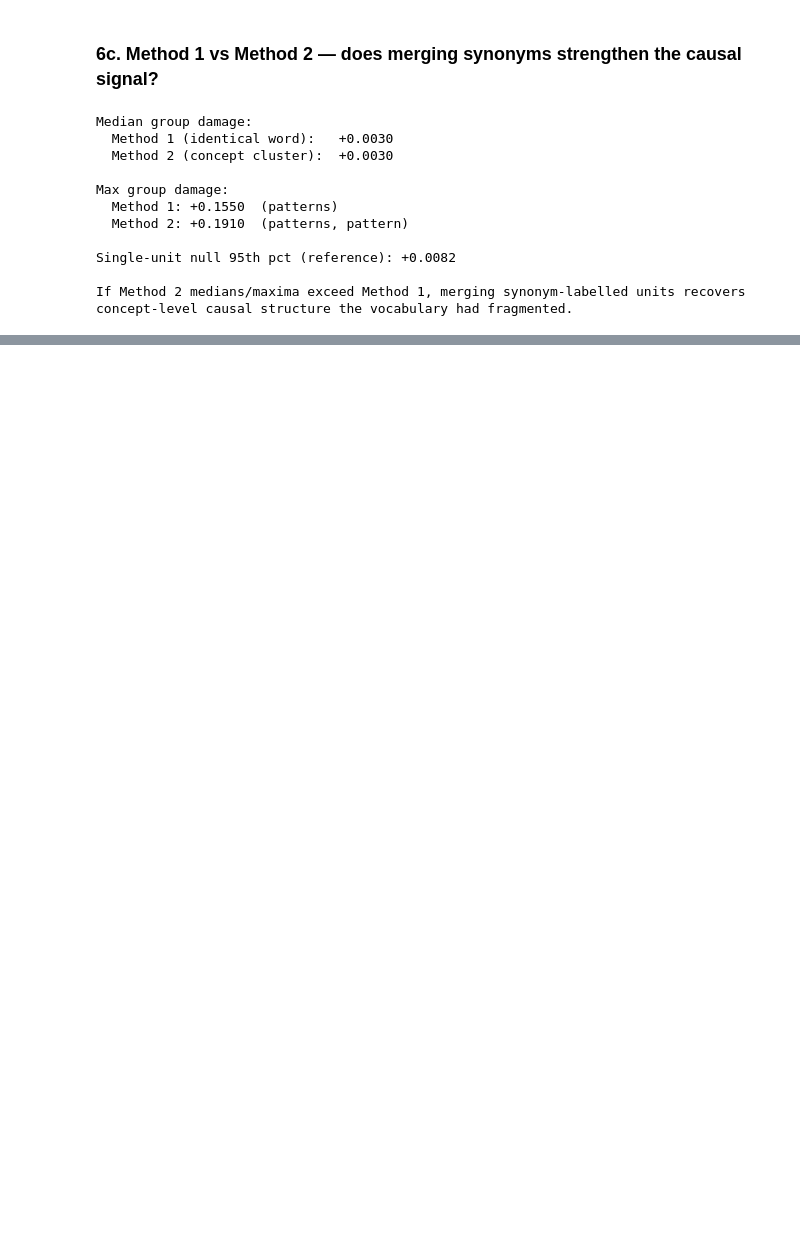
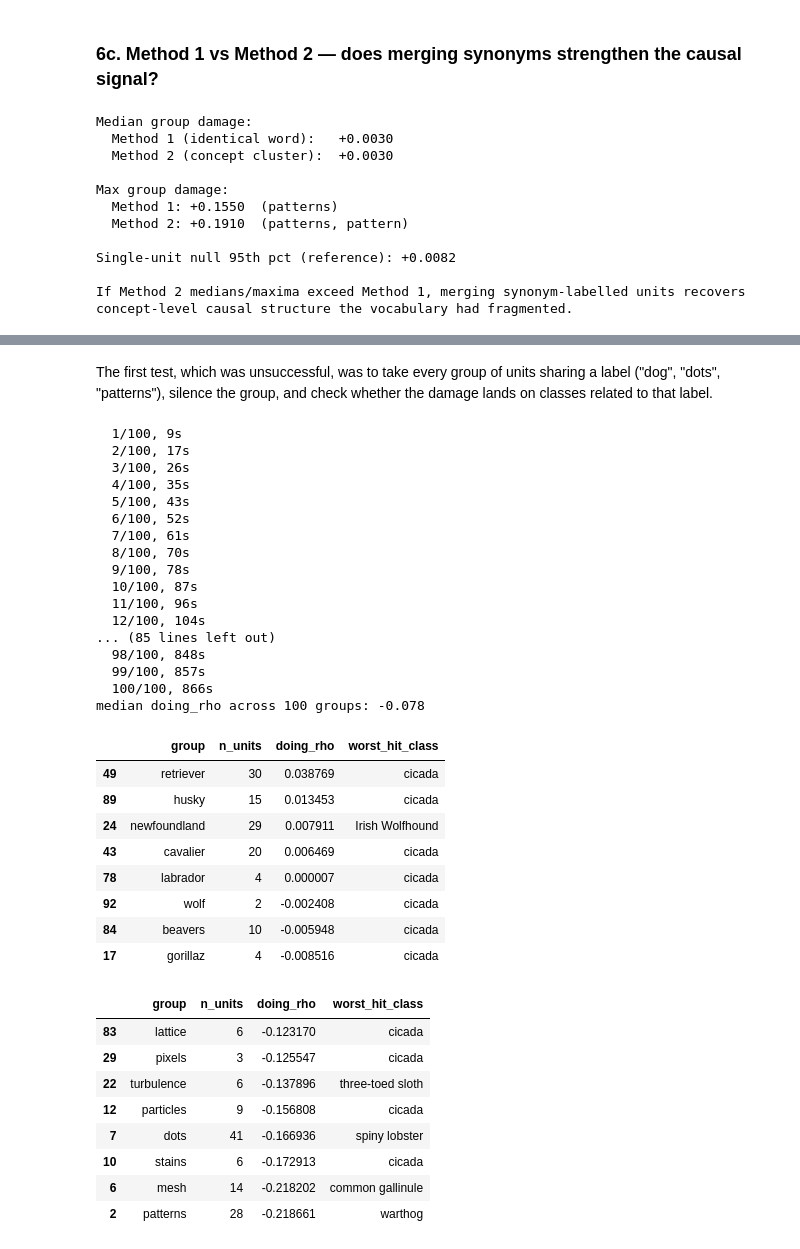
Before and after one commit to martinthuriaux/Auto-Interp-Causal-Validation, a Jupyter notebook: 04_tests.ipynb, the cells around one changed output, grey strips where cells are left out. Drawn from its saved outputs; the diff is of its cells as text; code cells hidden in the pictures; blank space fills up the shorter version.

```diff
--- a/04_tests.ipynb
+++ b/04_tests.ipynb
@@ -572,0 +614,9 @@ uses that group of units *for*.
+# %%
+import urllib.request, json
+CLASSNAMES_PATH = RESULTS / "labels" / "imagenet_classes.txt"
+if not CLASSNAMES_PATH.exists():
+    url = "https://raw.githubusercontent.com/anishathalye/imagenet-simple-labels/master/imagenet-simple-labels.json"
+    urllib.request.urlretrieve(url, CLASSNAMES_PATH)
+    open(CLASSNAMES_PATH, "w").write("\n".join(json.load(open(CLASSNAMES_PATH))))
+classnames = [l.strip() for l in open(CLASSNAMES_PATH)]
+print(len(classnames), "class names")
@@ -694,0 +699,58 @@ control class: 'dromedary' (base acc 0.90)
+# %% [markdown]
+The first test, which was unsuccessful, was to take every group of units sharing a label ("dog", "dots", "patterns"), silence the group, and
+check whether the damage lands on classes related to that label.
+# %%
+from scipy.stats import spearmanr
+import time
+
+sample = dict(list(word_groups.items())[:100])   # 100 groups is enough to show the pattern
+rows = []
+t0 = time.time()
+for i, (w, units) in enumerate(sample.items()):
+    d = damage(units)
+    rho = np.nan if d.std() < 1e-9 else spearmanr(d, class_emb @ txt_emb[label_to_vocabidx[w]]).statistic
+    rows.append({"group": w, "n_units": len(units), "doing_rho": rho,
+                 "worst_hit_class": classnames[int(np.argmax(d))]})
+
+    print(f"  {i+1}/{len(sample)}, {time.time()-t0:.0f}s", flush=True)
+
+dfDoing = pd.DataFrame(rows).sort_values("doing_rho", ascending=False)
+dfDoing.to_json(RESULTS / "scores" / "group_doing_scores.json", orient="records", indent=1)
+print(f"median doing_rho across {len(dfDoing)} groups: {dfDoing.doing_rho.median():+.3f}")
+display(dfDoing.head(8)); display(dfDoing.tail(8))
+# %% [output]
+  1/100, 9s
+  2/100, 17s
+  3/100, 26s
+  4/100, 35s
+  5/100, 43s
+  6/100, 52s
+  7/100, 61s
+  8/100, 70s
+  9/100, 78s
+  10/100, 87s
+  11/100, 96s
+  12/100, 104s
+... (85 lines left out)
+  98/100, 848s
+  99/100, 857s
+  100/100, 866s
+median doing_rho across 100 groups: -0.078
+|  | group | n_units | doing_rho | worst_hit_class |
+| 49 | retriever | 30 | 0.038769 | cicada |
+| 89 | husky | 15 | 0.013453 | cicada |
+| 24 | newfoundland | 29 | 0.007911 | Irish Wolfhound |
+| 43 | cavalier | 20 | 0.006469 | cicada |
+| 78 | labrador | 4 | 0.000007 | cicada |
+| 92 | wolf | 2 | -0.002408 | cicada |
+| 84 | beavers | 10 | -0.005948 | cicada |
+| 17 | gorillaz | 4 | -0.008516 | cicada |
+|  | group | n_units | doing_rho | worst_hit_class |
+| 83 | lattice | 6 | -0.123170 | cicada |
+| 29 | pixels | 3 | -0.125547 | cicada |
+| 22 | turbulence | 6 | -0.137896 | three-toed sloth |
+| 12 | particles | 9 | -0.156808 | cicada |
+| 7 | dots | 41 | -0.166936 | spiny lobster |
+| 10 | stains | 6 | -0.172913 | cicada |
+| 6 | mesh | 14 | -0.218202 | common gallinule |
+| 2 | patterns | 28 | -0.218661 | warthog |
```
Also changed, not shown: parts of 20 cells of this notebook.
